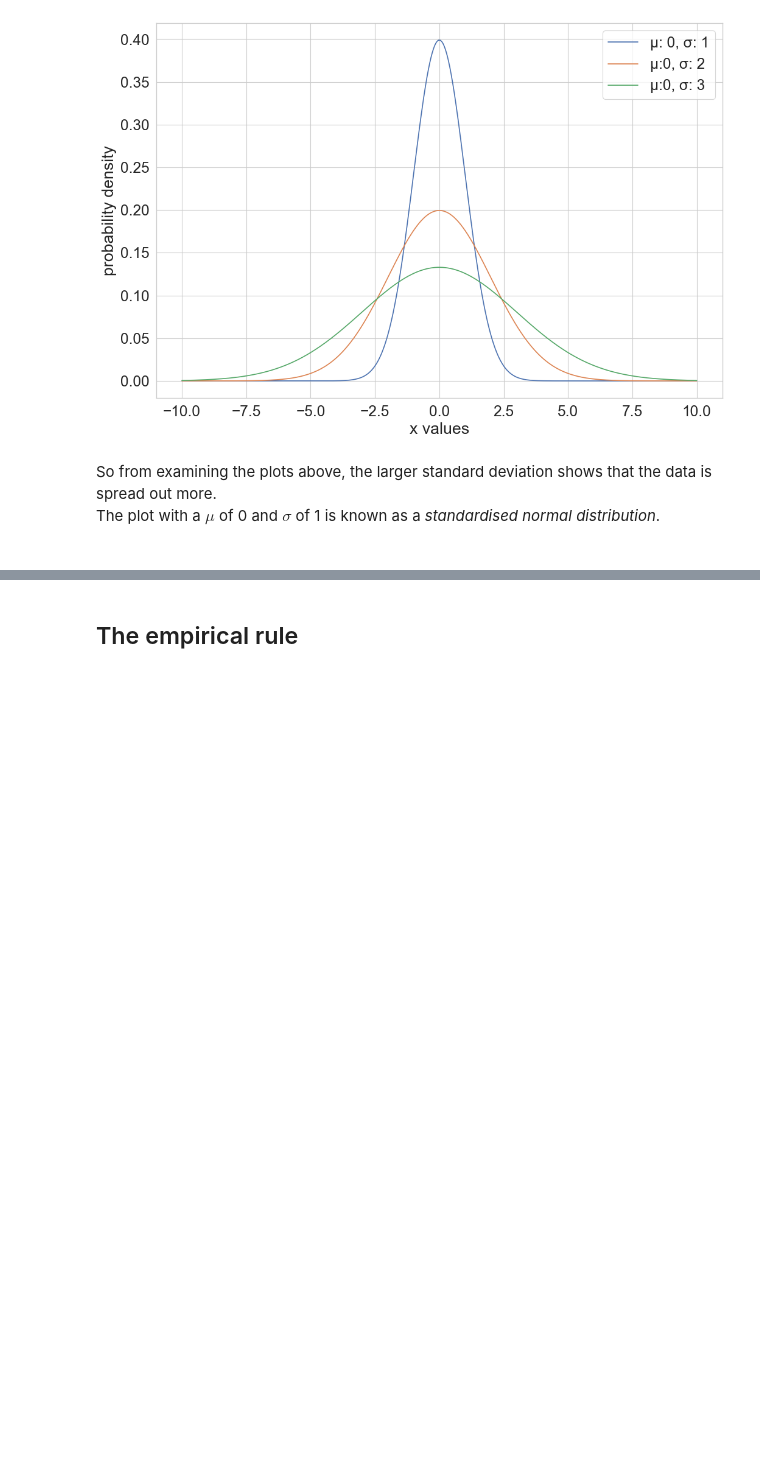
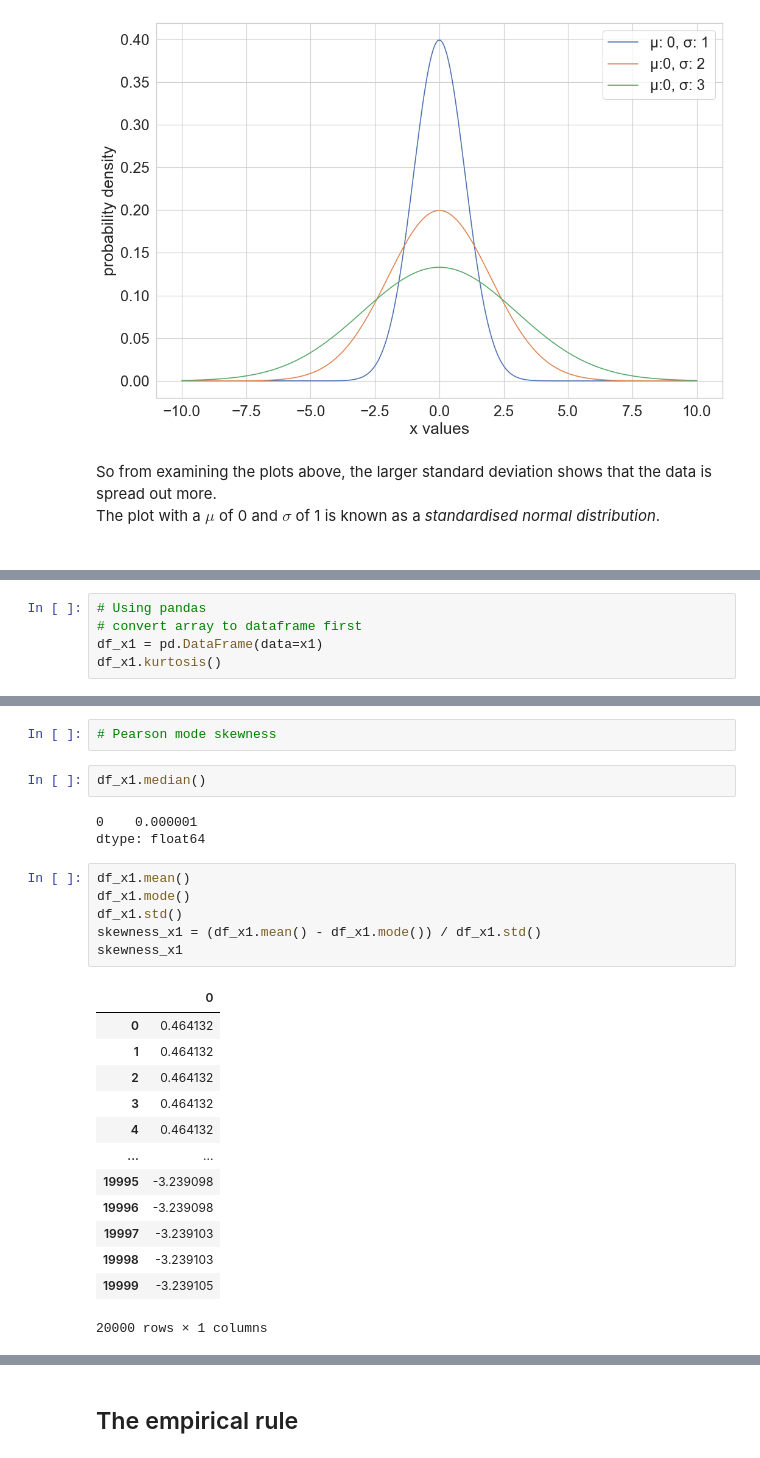
Before and after one commit to fabiofabrizi/fun-data-analysis, a Jupyter notebook: project/Normal-Distribution-Project.ipynb, the cells around one changed output, grey strips where cells are left out. Cells and saved outputs as stored; diff of their text form; blank space fills up the shorter version.

Commit message:
Skewness walkthrough

```diff
--- a/project/Normal-Distribution-Project.ipynb
+++ b/project/Normal-Distribution-Project.ipynb
@@ -184,0 +197,5 @@ The plot with a $\mu$ of 0 and $\sigma$ of 1 is known as a *standardised normal
+# %%
+# Using pandas
+# convert array to dataframe first
+df_x1 = pd.DataFrame(data=x1)
+df_x1.kurtosis()
@@ -184,0 +297,27 @@ The plot with a $\mu$ of 0 and $\sigma$ of 1 is known as a *standardised normal
+# %%
+# Pearson mode skewness
+# %%
+df_x1.median()
+# %% [output]
+0    0.000001
+dtype: float64
+# %%
+df_x1.mean()
+df_x1.mode()
+df_x1.std()
+skewness_x1 = (df_x1.mean() - df_x1.mode()) / df_x1.std()
+skewness_x1
+# %% [output]
+|  | 0 |
+| 0 | 0.464132 |
+| 1 | 0.464132 |
+| 2 | 0.464132 |
+| 3 | 0.464132 |
+| 4 | 0.464132 |
+| ... | ... |
+| 19995 | -3.239098 |
+| 19996 | -3.239098 |
+| 19997 | -3.239103 |
+| 19998 | -3.239103 |
+| 19999 | -3.239105 |
+20000 rows × 1 columns
```
Also changed, not shown: parts of 47 cells of this notebook.
